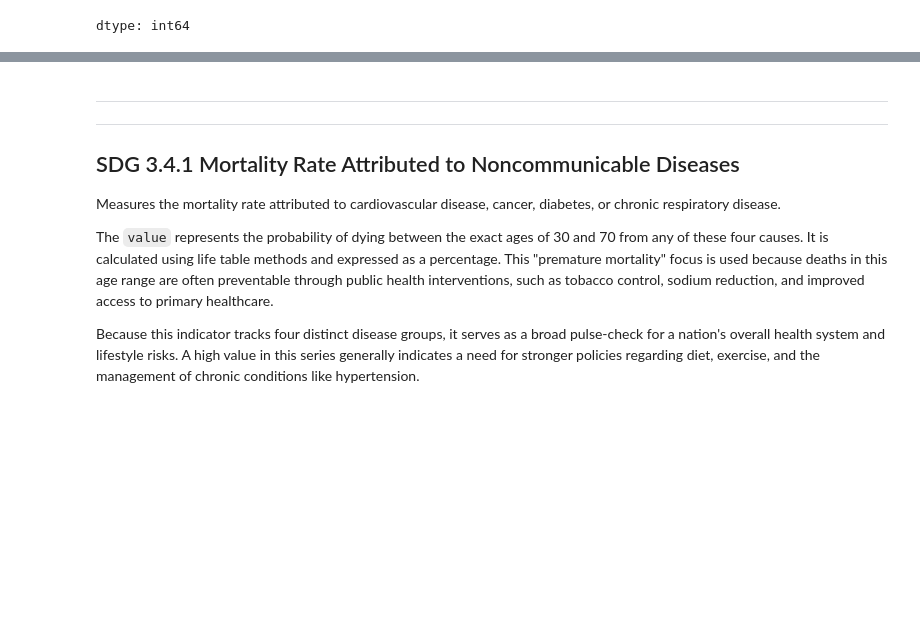
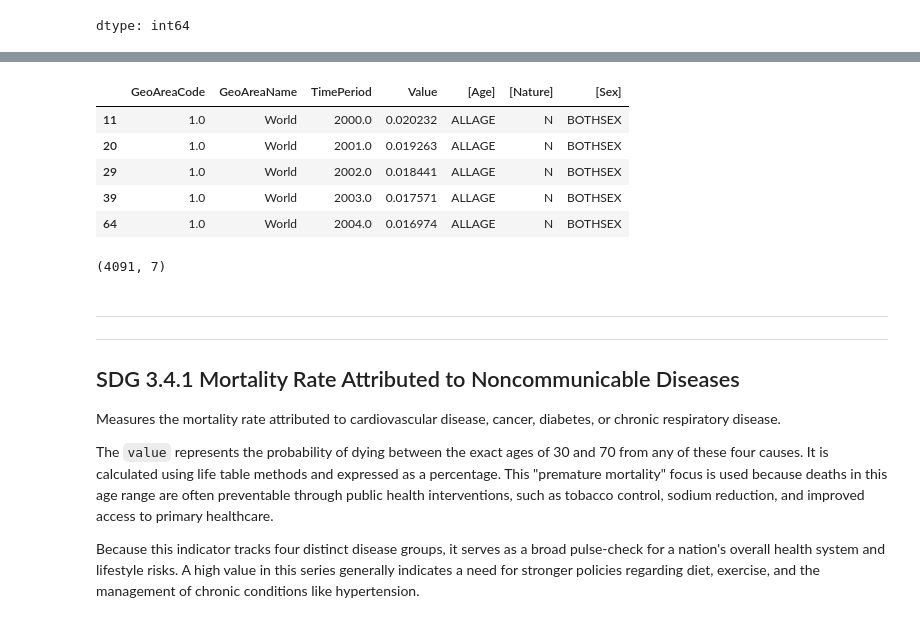
Before and after one commit to Sarkis55/UHC-and-Population-Health-Outcomes-Analysis-SDG-3-, a Jupyter notebook: UHC_and_Population_Health_Outcomes_Analysis.ipynb, the cells around one changed output, grey strips where cells are left out. Cells and saved outputs as stored; diff of their text form; code cells hidden in the pictures; blank space fills up the shorter version.

```diff
--- a/UHC_and_Population_Health_Outcomes_Analysis.ipynb
+++ b/UHC_and_Population_Health_Outcomes_Analysis.ipynb
@@ -255,0 +308,13 @@ HIV_df.head()
+# %%
+'''
+For this scenerio, we are comparing countrywide results as a whole so we care more about age and gender as a population in total,
+therefore we will filter out the Sex column for just the "BOTHSEX" value and Age column for just "ALLAGE"
+'''
+
+Total_HIV_df = HIV_df[(HIV_df["[Sex]"] == "BOTHSEX") & (HIV_df["[Age]"] == "ALLAGE")]
+# %%
+#Normallizing the Value columns
+Total_HIV_df["Value"] = scaler.fit_transform(Total_HIV_df[["Value"]])
+
+#Then we flip the Value that way a high value is a good thing and a low value is the bad
+Total_HIV_df.loc['Value'] = 1 - Total_HIV_df['Value']
@@ -256,3 +331,16 @@ HIV_df.head()
+# %%
+Total_HIV_df.head()
+# %% [output]
+|  | GeoAreaCode | GeoAreaName | TimePeriod | Value | [Age] | [Nature] | [Sex] |
+| 11 | 1.0 | World | 2000.0 | 0.020232 | ALLAGE | N | BOTHSEX |
+| 20 | 1.0 | World | 2001.0 | 0.019263 | ALLAGE | N | BOTHSEX |
+| 29 | 1.0 | World | 2002.0 | 0.018441 | ALLAGE | N | BOTHSEX |
+| 39 | 1.0 | World | 2003.0 | 0.017571 | ALLAGE | N | BOTHSEX |
+| 64 | 1.0 | World | 2004.0 | 0.016974 | ALLAGE | N | BOTHSEX |
+# %%
+Total_HIV_df.shape
+# %% [output]
+(4091, 7)
 # %% [markdown]
 ---
 ---
```
Also changed, not shown: parts of 20 cells of this notebook.
